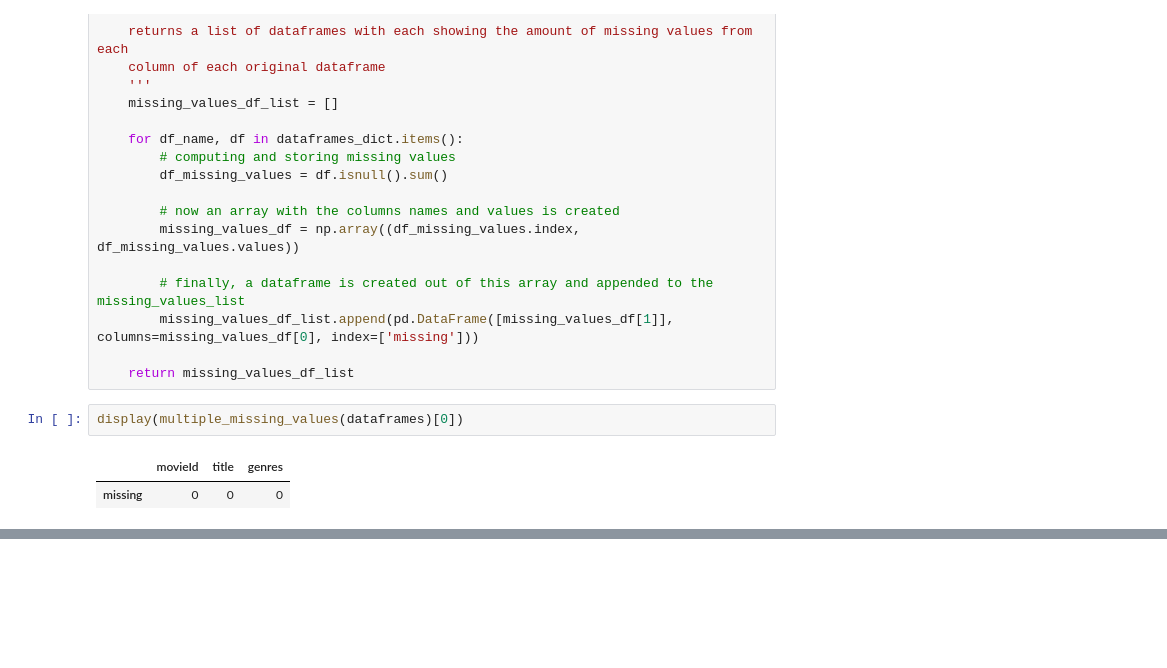
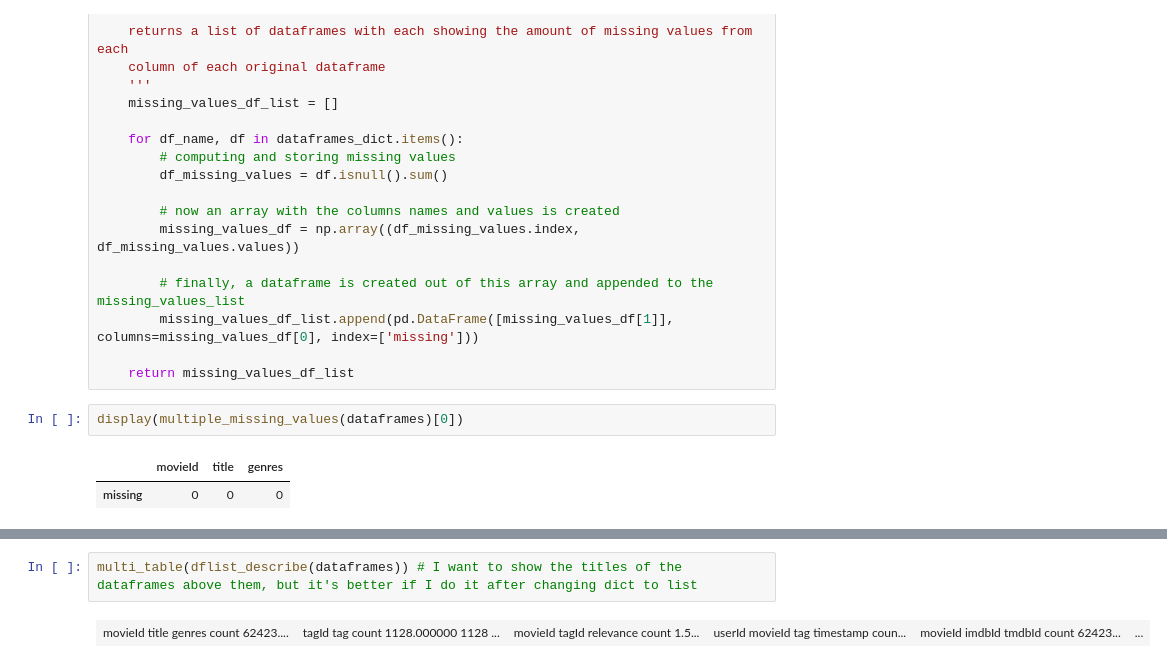
Before and after one commit to igorbenav/dexter, a Jupyter notebook: usecases/movielens/usecase_movielens.ipynb, the cells around one changed output, grey strips where cells are left out. Cells and saved outputs as stored; diff of their text form; blank space fills up the shorter version.

```diff
--- a/usecases/movielens/usecase_movielens.ipynb
+++ b/usecases/movielens/usecase_movielens.ipynb
@@ -182,0 +423,4 @@ display(multiple_missing_values(dataframes)[0])
+# %%
+multi_table(dflist_describe(dataframes)) # I want to show the titles of the dataframes above them, but it's better if I do it after changing dict to list
+# %% [output]
+| movieId title genres count 62423.... | tagId tag count 1128.000000 1128 ... | movieId tagId relevance count 1.5... | userId movieId tag timestamp coun... | movieId imdbId tmdbId count 62423... | ... |
```
Also changed, not shown: parts of 17 cells of this notebook.
